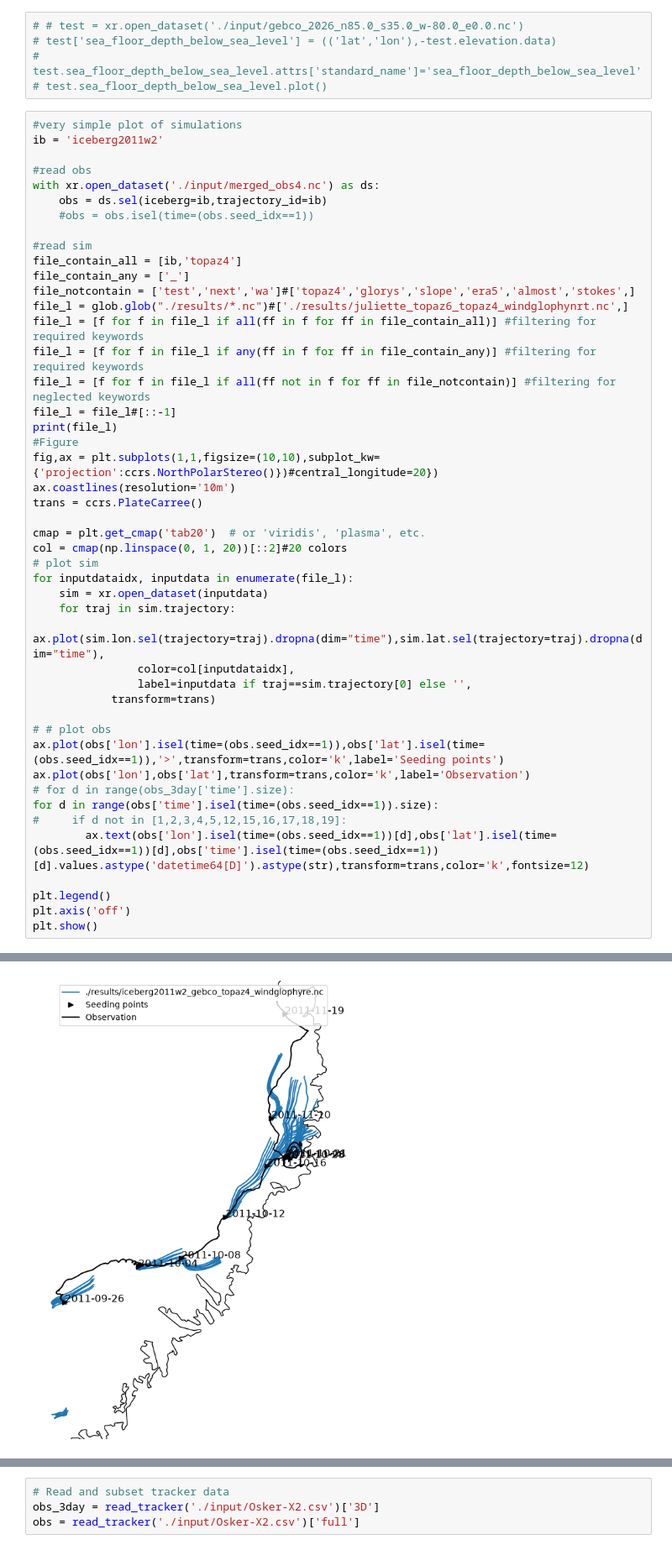
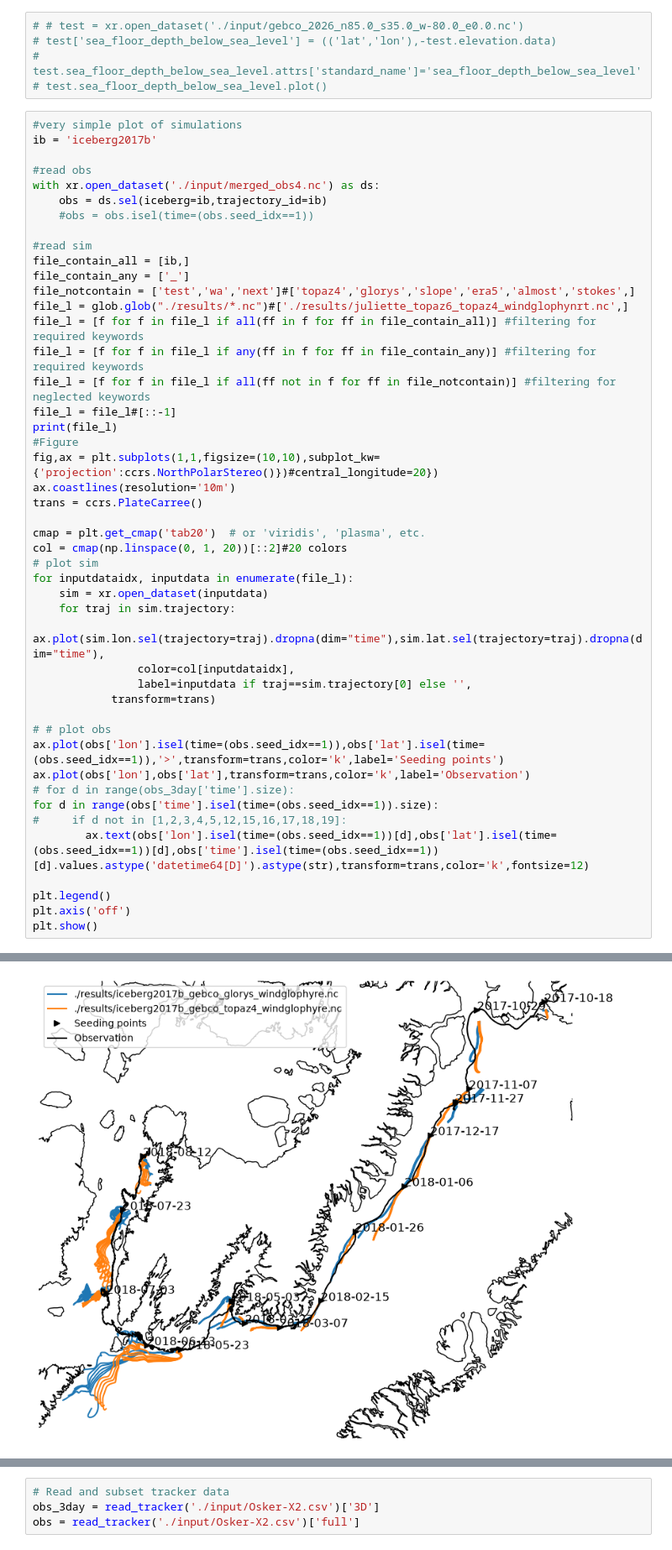
Before and after one commit to lia-f-h/openberg_july2026, a Jupyter notebook: scripts/analysis1.ipynb, the cells around one changed output, grey strips where cells are left out. Shown at 84% size. Saved outputs shown, nothing was run; the diff lists cells and outputs as text.

```diff
--- a/scripts/analysis1.ipynb
+++ b/scripts/analysis1.ipynb
@@ -22,7 +22,7 @@ from openberg_july2026.src2.utils2 import *
 # test.sea_floor_depth_below_sea_level.plot()
 # %%
 #very simple plot of simulations
-ib = 'iceberg2011w2'
+ib = 'iceberg2017b'
 
 #read obs
 with xr.open_dataset('./input/merged_obs4.nc') as ds:
@@ -30,9 +30,9 @@ with xr.open_dataset('./input/merged_obs4.nc') as ds:
     #obs = obs.isel(time=(obs.seed_idx==1))
 
 #read sim
-file_contain_all = [ib,'topaz4']
+file_contain_all = [ib,]
 file_contain_any = ['_']
-file_notcontain = ['test','next','wa']#['topaz4','glorys','slope','era5','almost','stokes',]
+file_notcontain = ['test','wa','next']#['topaz4','glorys','slope','era5','almost','stokes',]
 file_l = glob.glob("./results/*.nc")#['./results/juliette_topaz6_topaz4_windglophynrt.nc',]
 file_l = [f for f in file_l if all(ff in f for ff in file_contain_all)] #filtering for required keywords
 file_l = [f for f in file_l if any(ff in f for ff in file_contain_any)] #filtering for required keywords
@@ -71,3 +71,3 @@ plt.show()
-[figure, old version]
+[figure, new version]
 # %%
 # np.sum((sim.x_wind!=0.0) & (np.isnan(sim.x_wind)==False))
```
Also changed, not shown: parts of 2 cells of this notebook, 18 other files.
